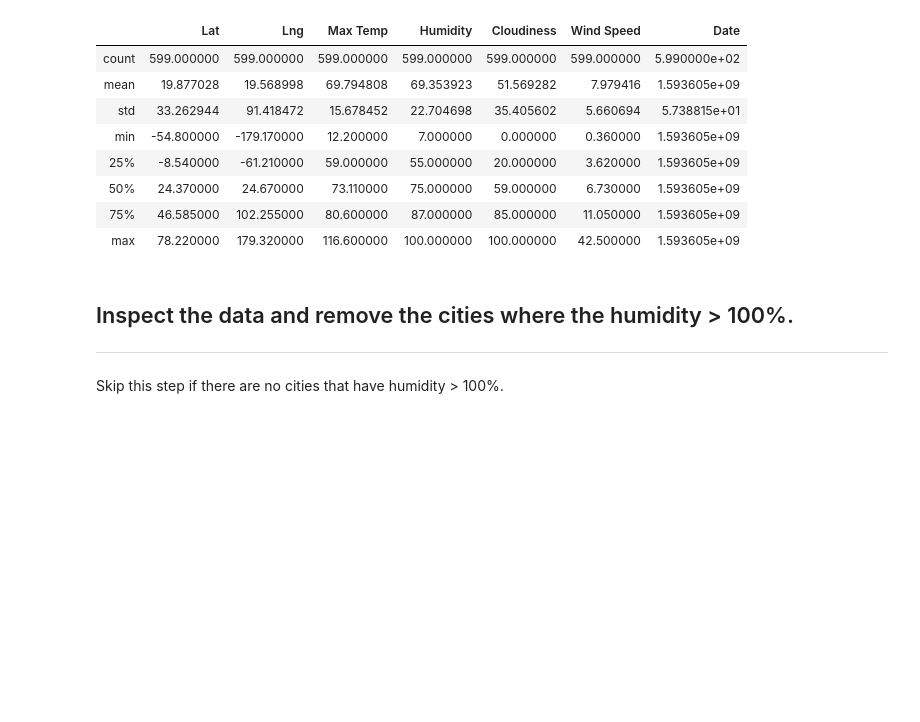
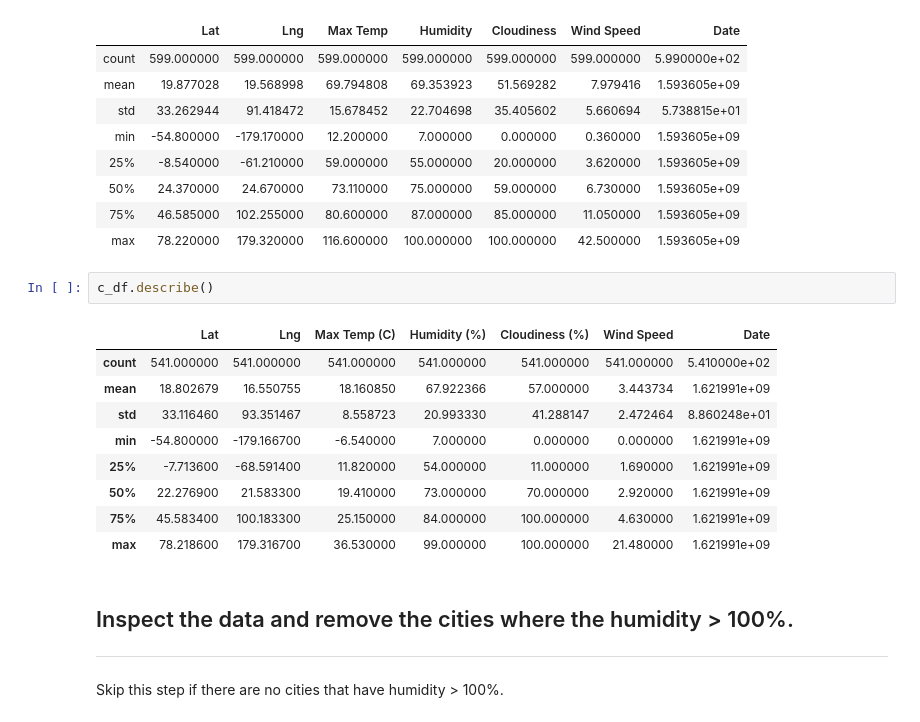
Before and after one commit to Karla-Flores/Python-API, a Jupyter notebook: starter_code/WheaterPy/WeatherPy.ipynb, the cells around one changed output. Drawn from its saved outputs; the diff is of its cells as text; blank space fills up the shorter version.

```diff
--- a/starter_code/WheaterPy/WeatherPy.ipynb
+++ b/starter_code/WheaterPy/WeatherPy.ipynb
@@ -228,6 +219,18 @@ c_df.to_csv('Output_Data/City_Data.csv', index=False, header=True)
 | 50% | 24.370000 | 24.670000 | 73.110000 | 75.000000 | 59.000000 | 6.730000 | 1.593605e+09 |
 | 75% | 46.585000 | 102.255000 | 80.600000 | 87.000000 | 85.000000 | 11.050000 | 1.593605e+09 |
 | max | 78.220000 | 179.320000 | 116.600000 | 100.000000 | 100.000000 | 42.500000 | 1.593605e+09 |
+# %%
+c_df.describe()
+# %% [output]
+|  | Lat | Lng | Max Temp (C) | Humidity (%) | Cloudiness (%) | Wind Speed | Date |
+| count | 541.000000 | 541.000000 | 541.000000 | 541.000000 | 541.000000 | 541.000000 | 5.410000e+02 |
+| mean | 18.802679 | 16.550755 | 18.160850 | 67.922366 | 57.000000 | 3.443734 | 1.621991e+09 |
+| std | 33.116460 | 93.351467 | 8.558723 | 20.993330 | 41.288147 | 2.472464 | 8.860248e+01 |
+| min | -54.800000 | -179.166700 | -6.540000 | 7.000000 | 0.000000 | 0.000000 | 1.621991e+09 |
+| 25% | -7.713600 | -68.591400 | 11.820000 | 54.000000 | 11.000000 | 1.690000 | 1.621991e+09 |
+| 50% | 22.276900 | 21.583300 | 19.410000 | 73.000000 | 70.000000 | 2.920000 | 1.621991e+09 |
+| 75% | 45.583400 | 100.183300 | 25.150000 | 84.000000 | 100.000000 | 4.630000 | 1.621991e+09 |
+| max | 78.218600 | 179.316700 | 36.530000 | 99.000000 | 100.000000 | 21.480000 | 1.621991e+09 |
 # %% [markdown]
 ## Inspect the data and remove the cities where the humidity > 100%.
 ----
```
Also changed, not shown: parts of 11 cells of this notebook, 3 other files.
